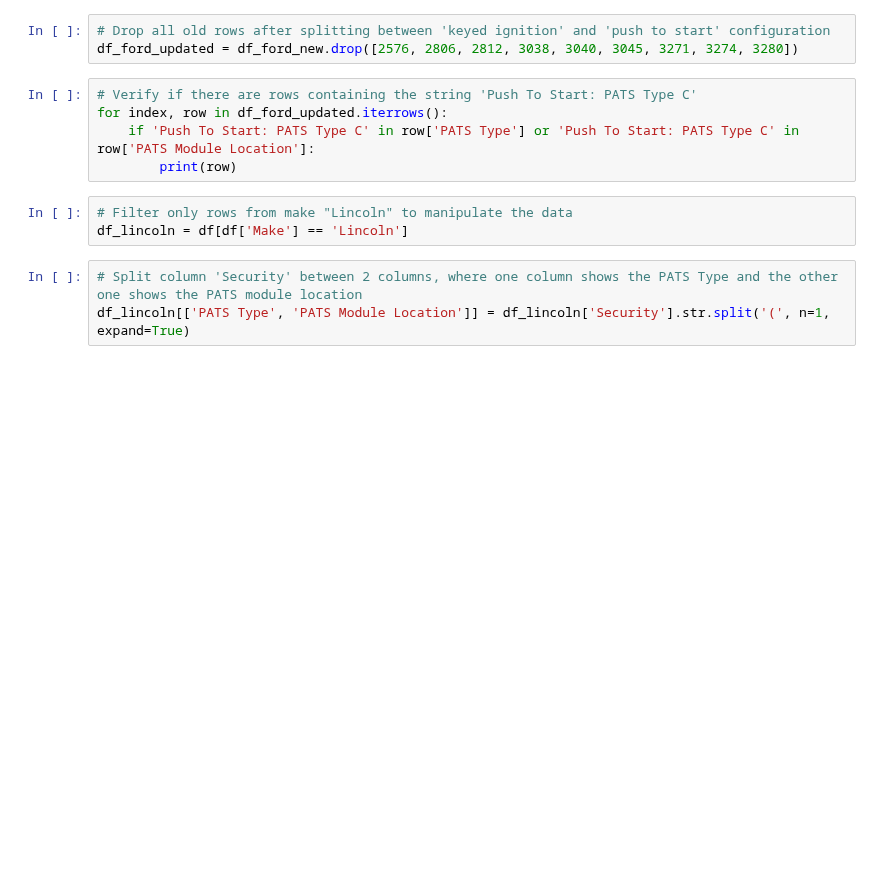
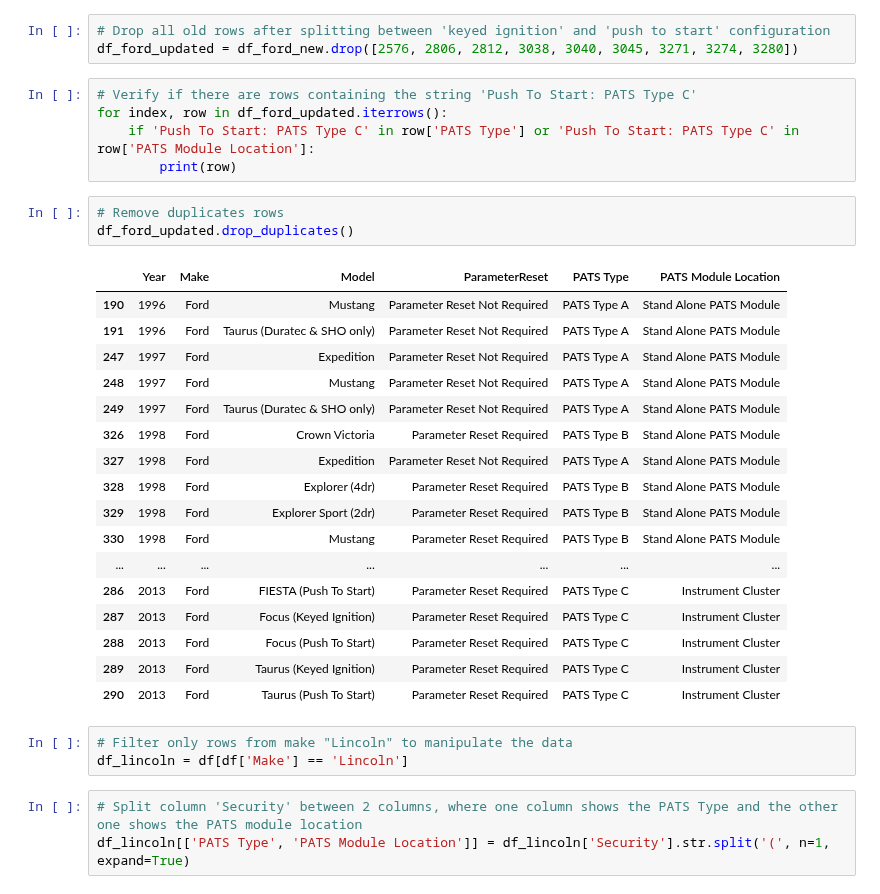
Before and after one commit to weversonbarbieri/automotive_immobilizer_app, a Jupyter notebook: notesbooks/Immo_Assistant.app.ipynb, the cells around one changed output. Cells and saved outputs as stored; diff of their text form; blank space fills up the shorter version.

Commit message:
commit the df_ford_updated.xlsx file updated

```diff
--- a/notesbooks/Immo_Assistant.app.ipynb
+++ b/notesbooks/Immo_Assistant.app.ipynb
@@ -384,6 +384,27 @@ df_ford_updated = df_ford_new.drop([2576, 2806, 2812, 3038, 3040, 3045, 3271, 32
 for index, row in df_ford_updated.iterrows():
     if 'Push To Start: PATS Type C' in row['PATS Type'] or 'Push To Start: PATS Type C' in row['PATS Module Location']:
         print(row)
+# %%
+# Remove duplicates rows
+df_ford_updated.drop_duplicates()
+# %% [output]
+|  | Year | Make | Model | ParameterReset | PATS Type | PATS Module Location |
+| 190 | 1996 | Ford | Mustang | Parameter Reset Not Required | PATS Type A | Stand Alone PATS Module |
+| 191 | 1996 | Ford | Taurus (Duratec & SHO only) | Parameter Reset Not Required | PATS Type A | Stand Alone PATS Module |
+| 247 | 1997 | Ford | Expedition | Parameter Reset Not Required | PATS Type A | Stand Alone PATS Module |
+| 248 | 1997 | Ford | Mustang | Parameter Reset Not Required | PATS Type A | Stand Alone PATS Module |
+| 249 | 1997 | Ford | Taurus (Duratec & SHO only) | Parameter Reset Not Required | PATS Type A | Stand Alone PATS Module |
+| 326 | 1998 | Ford | Crown Victoria | Parameter Reset Required | PATS Type B | Stand Alone PATS Module |
+| 327 | 1998 | Ford | Expedition | Parameter Reset Not Required | PATS Type A | Stand Alone PATS Module |
+| 328 | 1998 | Ford | Explorer (4dr) | Parameter Reset Required | PATS Type B | Stand Alone PATS Module |
+| 329 | 1998 | Ford | Explorer Sport (2dr) | Parameter Reset Required | PATS Type B | Stand Alone PATS Module |
+| 330 | 1998 | Ford | Mustang | Parameter Reset Required | PATS Type B | Stand Alone PATS Module |
+| ... | ... | ... | ... | ... | ... | ... |
+| 286 | 2013 | Ford | FIESTA (Push To Start) | Parameter Reset Required | PATS Type C | Instrument Cluster |
+| 287 | 2013 | Ford | Focus (Keyed Ignition) | Parameter Reset Required | PATS Type C | Instrument Cluster |
+| 288 | 2013 | Ford | Focus (Push To Start) | Parameter Reset Required | PATS Type C | Instrument Cluster |
+| 289 | 2013 | Ford | Taurus (Keyed Ignition) | Parameter Reset Required | PATS Type C | Instrument Cluster |
+| 290 | 2013 | Ford | Taurus (Push To Start) | Parameter Reset Required | PATS Type C | Instrument Cluster |
 # %%
 # Filter only rows from make "Lincoln" to manipulate the data
 df_lincoln = df[df['Make'] == 'Lincoln']
```
Also changed, not shown: parts of 4 cells of this notebook, 13 other files.
